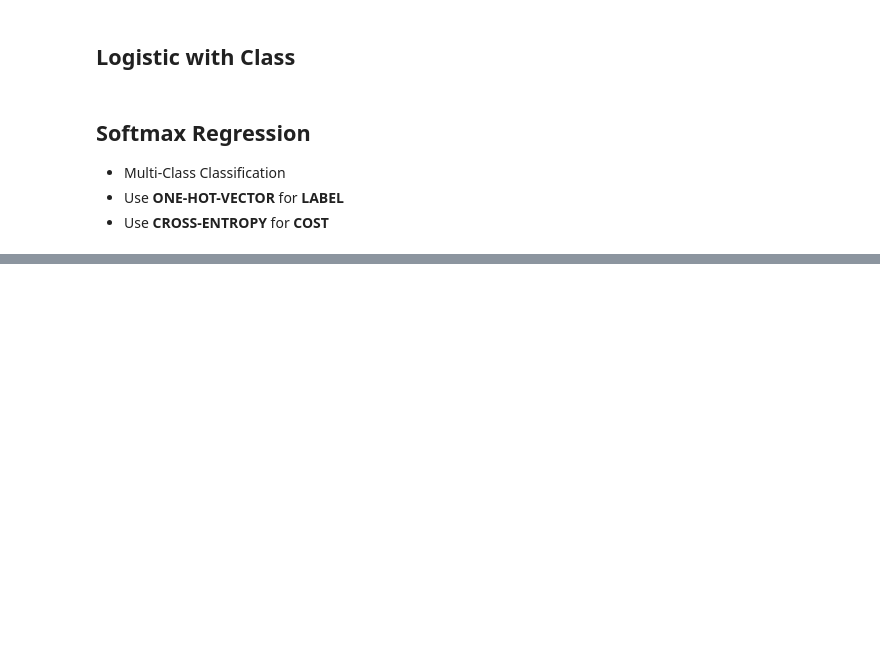
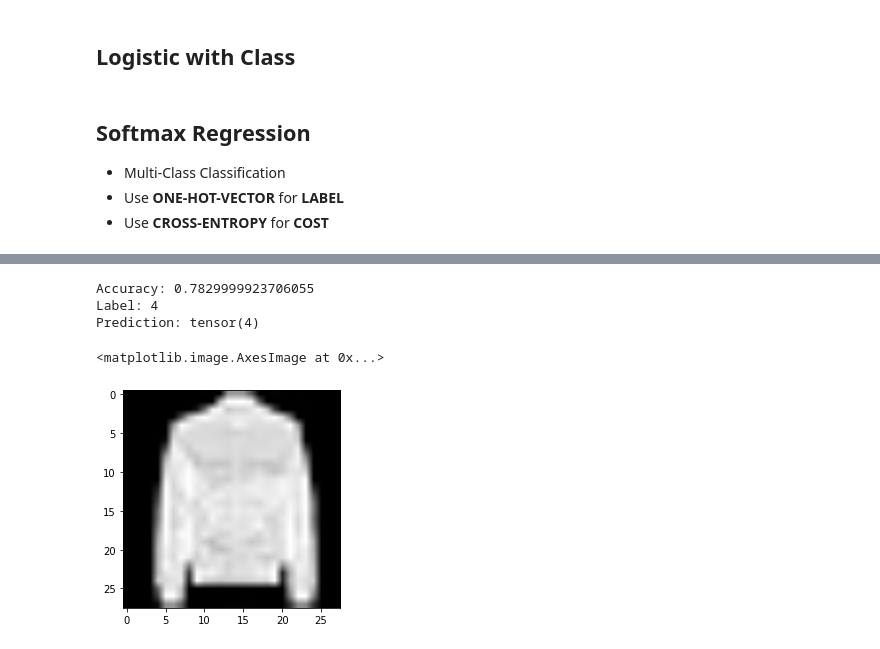
Before and after one commit to YeongRoYun/DataSchool, a Jupyter notebook: Pytorch/book.ipynb, the cells around one changed output, grey strips where cells are left out. Cells and saved outputs as stored; diff of their text form; code cells hidden in the pictures; blank space fills up the shorter version.

```diff
--- a/Pytorch/book.ipynb
+++ b/Pytorch/book.ipynb
@@ -608,0 +751,27 @@ tensor([0, 1, 0])
+# %%
+# Test
+with torch.no_grad():
+    X_test = mnist_test.test_data.view(-1, 28*28).float()
+    y_test = mnist_test.test_labels
+
+    prediction = model(X_test)
+    correct_prediction = torch.argmax(prediction, 1) == y_test
+    accuracy = torch.mean(correct_prediction.float())
+    print('Accuracy:', accuracy.item())
+
+# Prediction
+r = random.randint(0, len(mnist_test) + 1)
+X_single_data = mnist_test.test_data[r:r+1].view(-1, 28*28).float()
+y_single_data = mnist_test.test_labels[r:r+1]
+
+print('Label:', y_single_data.item())
+single_prediction = model(X_single_data).argmax()
+print('Prediction:', single_prediction)
+
+plt.imshow(X_single_data.view(28, 28), cmap='gray', interpolation='bilinear')
+# %% [output]
+Accuracy: 0.7829999923706055
+Label: 4
+Prediction: tensor(4)
+<matplotlib.image.AxesImage at 0x...>
+[figure, added]
```
Also changed, not shown: parts of 31 cells of this notebook, 6 other files.
